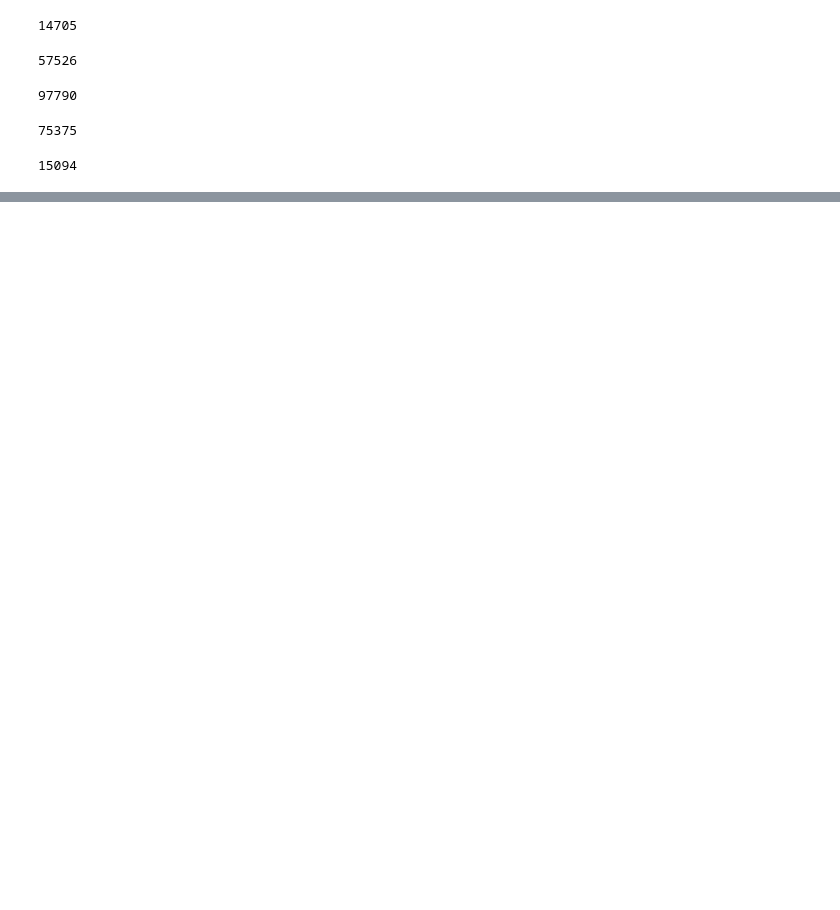
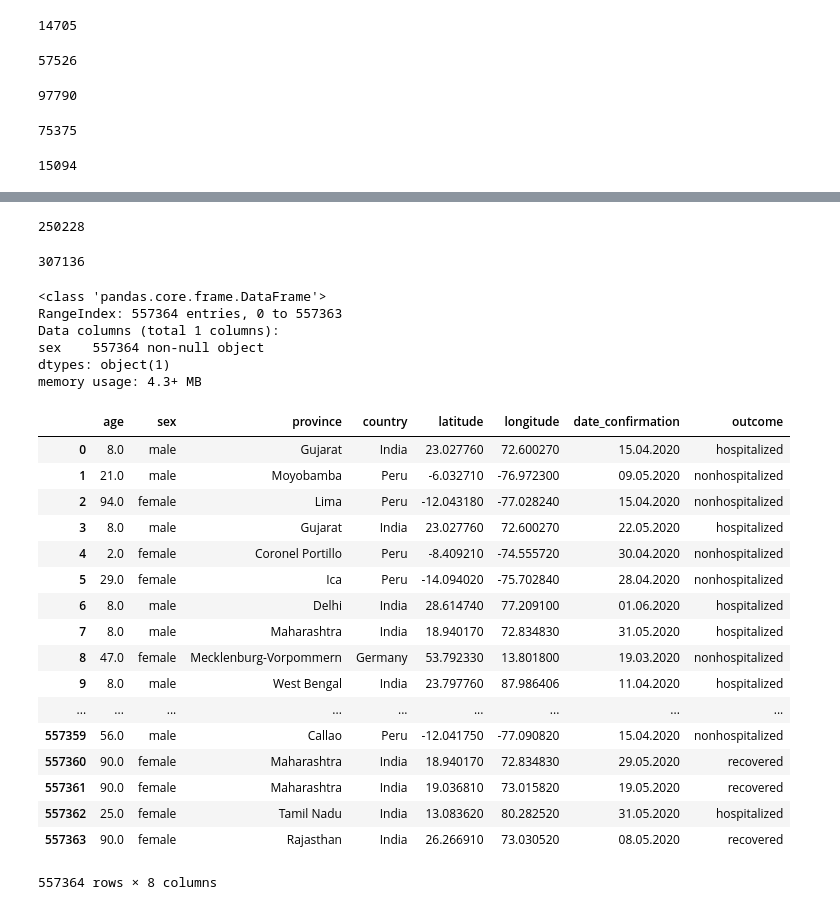
Before and after one commit to rsehmbi/covid19, a Jupyter notebook: DataCleaning.ipynb, the cells around one changed output, grey strips where cells are left out. Drawn from its saved outputs; the diff is of its cells as text; code cells hidden in the pictures; blank space fills up the shorter version.

```diff
--- a/DataCleaning.ipynb
+++ b/DataCleaning.ipynb
@@ -383,0 +431,3 @@ df #<------ data with all existing values
+# %%
+sex_col = df_cases['sex']
+type(sex_col)
@@ -383,0 +436,2 @@ df #<------ data with all existing values
+# %%
+sex_col = sex_col.to_frame()
@@ -383,0 +513,5 @@ df #<------ data with all existing values
+# %%
+num_female = sex_col.sex[sex_col.sex == 'female'].count()
+num_female
+# %% [output]
+250228
@@ -383,0 +520,35 @@ df #<------ data with all existing values
+# %%
+num_male
+# %% [output]
+307136
+# %%
+sex_col.info()
+# %% [output]
+<class 'pandas.core.frame.DataFrame'>
+RangeIndex: 557364 entries, 0 to 557363
+Data columns (total 1 columns):
+sex    557364 non-null object
+dtypes: object(1)
+memory usage: 4.3+ MB
+# %%
+df_cases.sex = sex_col.sex
+df_cases
+# %% [output]
+|  | age | sex | province | country | latitude | longitude | date_confirmation | outcome |
+| 0 | 8.0 | male | Gujarat | India | 23.027760 | 72.600270 | 15.04.2020 | hospitalized |
+| 1 | 21.0 | male | Moyobamba | Peru | -6.032710 | -76.972300 | 09.05.2020 | nonhospitalized |
+| 2 | 94.0 | female | Lima | Peru | -12.043180 | -77.028240 | 15.04.2020 | nonhospitalized |
+| 3 | 8.0 | male | Gujarat | India | 23.027760 | 72.600270 | 22.05.2020 | hospitalized |
+| 4 | 2.0 | female | Coronel Portillo | Peru | -8.409210 | -74.555720 | 30.04.2020 | nonhospitalized |
+| 5 | 29.0 | female | Ica | Peru | -14.094020 | -75.702840 | 28.04.2020 | nonhospitalized |
+| 6 | 8.0 | male | Delhi | India | 28.614740 | 77.209100 | 01.06.2020 | hospitalized |
+| 7 | 8.0 | male | Maharashtra | India | 18.940170 | 72.834830 | 31.05.2020 | hospitalized |
+| 8 | 47.0 | female | Mecklenburg-Vorpommern | Germany | 53.792330 | 13.801800 | 19.03.2020 | nonhospitalized |
+| 9 | 8.0 | male | West Bengal | India | 23.797760 | 87.986406 | 11.04.2020 | hospitalized |
+| ... | ... | ... | ... | ... | ... | ... | ... | ... |
+| 557359 | 56.0 | male | Callao | Peru | -12.041750 | -77.090820 | 15.04.2020 | nonhospitalized |
+| 557360 | 90.0 | female | Maharashtra | India | 18.940170 | 72.834830 | 29.05.2020 | recovered |
+| 557361 | 90.0 | female | Maharashtra | India | 19.036810 | 73.015820 | 19.05.2020 | recovered |
+| 557362 | 25.0 | female | Tamil Nadu | India | 13.083620 | 80.282520 | 31.05.2020 | hospitalized |
+| 557363 | 90.0 | female | Rajasthan | India | 26.266910 | 73.030520 | 08.05.2020 | recovered |
+557364 rows × 8 columns
```
Also changed, not shown: parts of 44 cells of this notebook, 3 other files.
